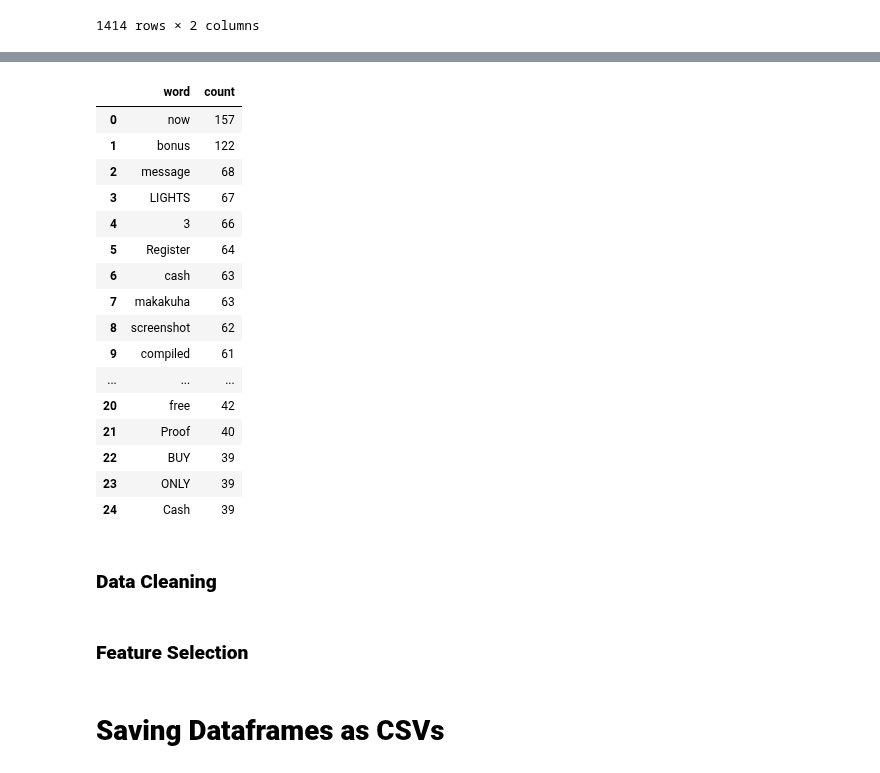
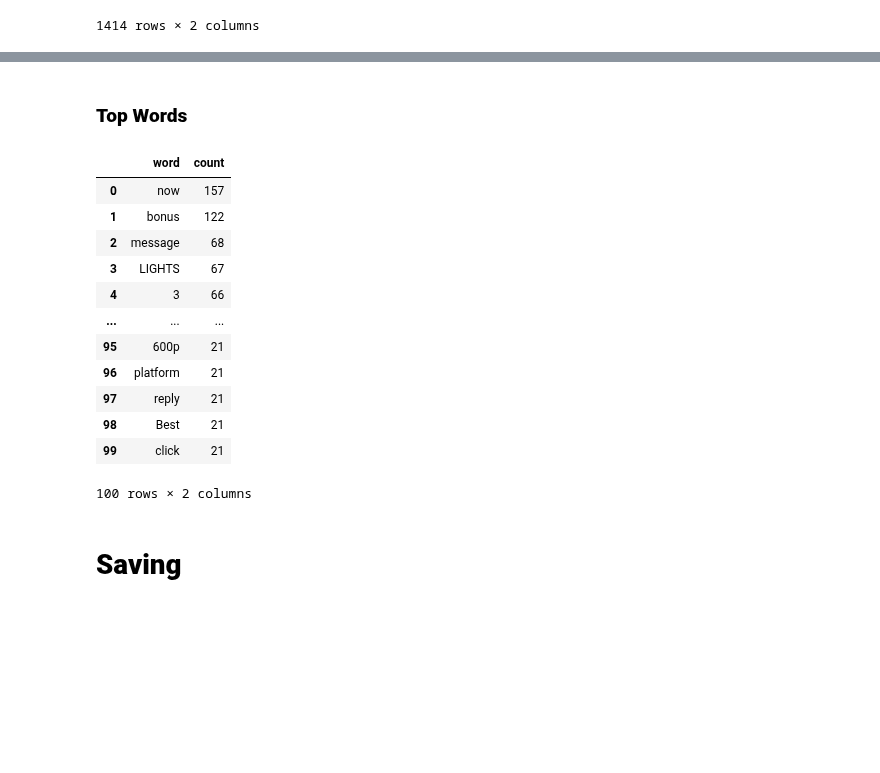
Before and after one commit to AGR-Yes/ScamMessagesPhilippines, a Jupyter notebook: PhilippineSpamSMS_Phase_2.ipynb, the cells around one changed output, grey strips where cells are left out. Drawn from its saved outputs; the diff is of its cells as text; code cells hidden in the pictures; blank space fills up the shorter version.

Commit message:
Phase 2 done
Finished text cleaning, made wordcloud, saved 2 csvs

```diff
--- a/PhilippineSpamSMS_Phase_2.ipynb
+++ b/PhilippineSpamSMS_Phase_2.ipynb
@@ -306,28 +317,22 @@ text_only['proof'] = text_only['proof'].str.replace(r'\b[a-zA-Z]\b', '')
+# %% [markdown]
+### **Top Words**
 # %%
-#top 25 words with count from dataframe
-top25 = pd.DataFrame(FreqDist(text_only['proof'].str.cat(sep=' ').split()).most_common(25), columns=['word','count'])
-top25
+#top 100 words with count from dataframe
+top = pd.DataFrame(FreqDist(text_only['proof'].str.cat(sep=' ').split()).most_common(100), columns=['word','count'])
+top
 # %% [output]
 |  | word | count |
 | 0 | now | 157 |
 | 1 | bonus | 122 |
 | 2 | message | 68 |
 | 3 | LIGHTS | 67 |
 | 4 | 3 | 66 |
-| 5 | Register | 64 |
-| 6 | cash | 63 |
-| 7 | makakuha | 63 |
-| 8 | screenshot | 62 |
-| 9 | compiled | 61 |
 | ... | ... | ... |
-| 20 | free | 42 |
-| 21 | Proof | 40 |
-| 22 | BUY | 39 |
-| 23 | ONLY | 39 |
-| 24 | Cash | 39 |
+| 95 | 600p | 21 |
+| 96 | platform | 21 |
+| 97 | reply | 21 |
+| 98 | Best | 21 |
+| 99 | click | 21 |
+100 rows × 2 columns
-# %% [markdown]
-### **Data Cleaning**
-# %% [markdown]
-### **Feature Selection**
 # %% [markdown]
-# **Saving Dataframes as CSVs**
+# **Saving**
```
Also changed, not shown: parts of 11 cells of this notebook, 3 other files.
